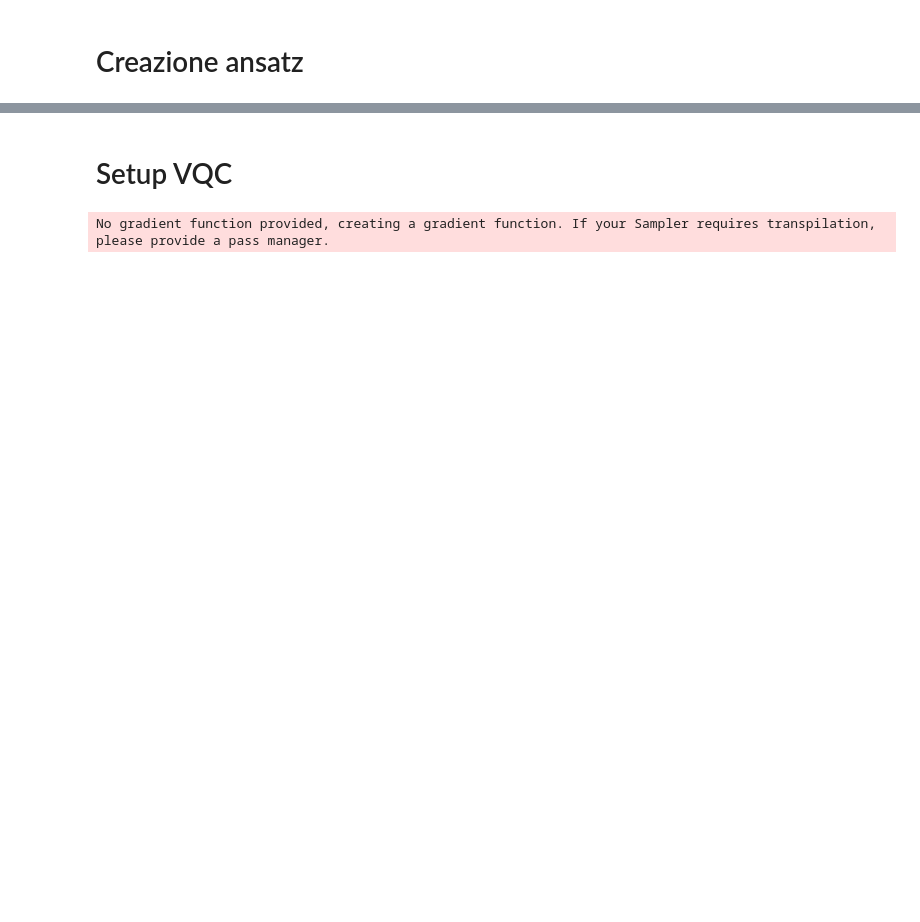
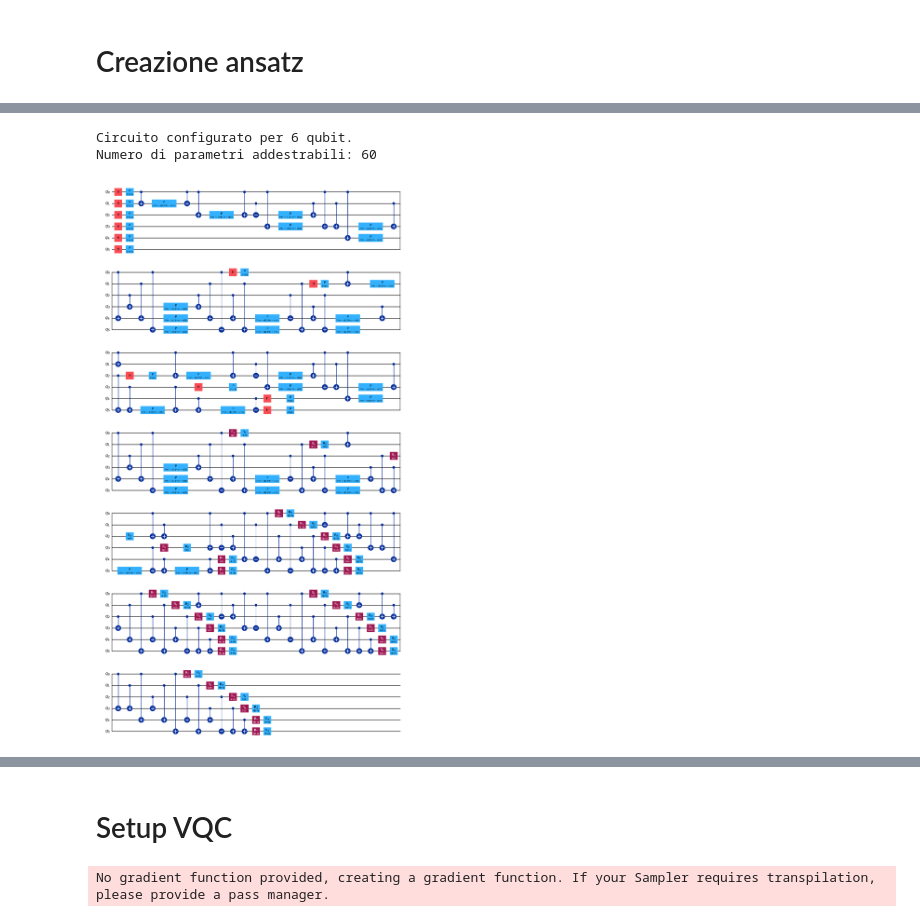
Before and after one commit to MattiaGallucci/HeisenBank, a Jupyter notebook: qml.ipynb, the cells around one changed output, grey strips where cells are left out. Drawn from its saved outputs; the diff is of its cells as text; code cells hidden in the pictures; blank space fills up the shorter version.

```diff
--- a/qml.ipynb
+++ b/qml.ipynb
@@ -93,0 +193,10 @@ ansatz.decompose().draw(output='mpl')
+# %%
+circuit = feature_map.compose(ansatz)
+print(f"Circuito configurato per {num_qubits} qubit.")
+print(f"Numero di parametri addestrabili: {ansatz.num_parameters}")
+
+circuit.decompose().draw(output='mpl')
+# %% [output]
+Circuito configurato per 6 qubit.
+Numero di parametri addestrabili: 60
+[figure, added]
```
Also changed, not shown: parts of 13 cells of this notebook, 1 other file.
